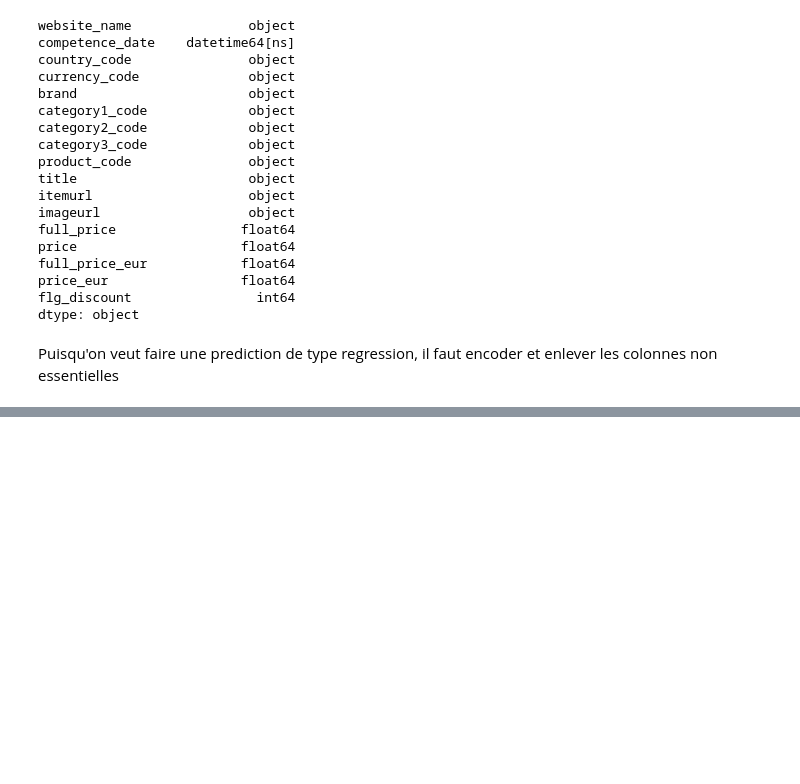
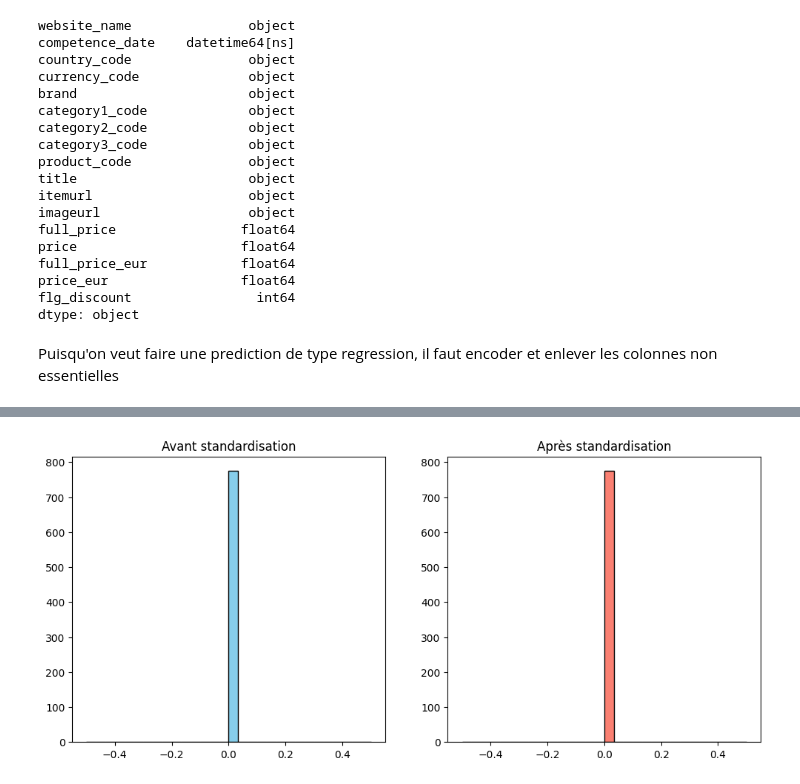
Before and after one commit to Chlooow/price-prediction-chanel, a Jupyter notebook: projetChanel.ipynb, the cells around one changed output, grey strips where cells are left out. Cells and saved outputs as stored; diff of their text form; code cells hidden in the pictures; blank space fills up the shorter version.

```diff
--- a/projetChanel.ipynb
+++ b/projetChanel.ipynb
@@ -208,7 +267,7 @@ categorical_cols = ["website_name", "country_code", "currency_code", "brand", "c
 df_encoded = pd.get_dummies(df, columns=categorical_cols)
 # %%
 # on separe les features et les targets : price et price_eur
-exclude_cols = ["price", "price_eur", "product_code", "title", "imageurl", "itemurl"]
+exclude_cols = ["price", "price_eur", "product_code", "title", "imageurl", "itemurl", "full_price", "full_price_eur"]
 
 # Features
 X = df_encoded.drop(columns=exclude_cols)
@@ -272,0 +444,17 @@ X_test_scaled = scaler.transform(X_test)
+# %%
+import matplotlib.pyplot as plt
+
+# Exemple sur la première colonne
+plt.figure(figsize=(12,5))
+
+plt.subplot(1,2,1)
+plt.hist(X_train.iloc[:,0], bins=30, color="skyblue", edgecolor="black")
+plt.title("Avant standardisation")
+
+plt.subplot(1,2,2)
+plt.hist(X_train_scaled[:,0], bins=30, color="salmon", edgecolor="black")
+plt.title("Après standardisation")
+
+plt.show()
+# %% [output]
+[figure, added]
```
Also changed, not shown: parts of 26 cells of this notebook.
